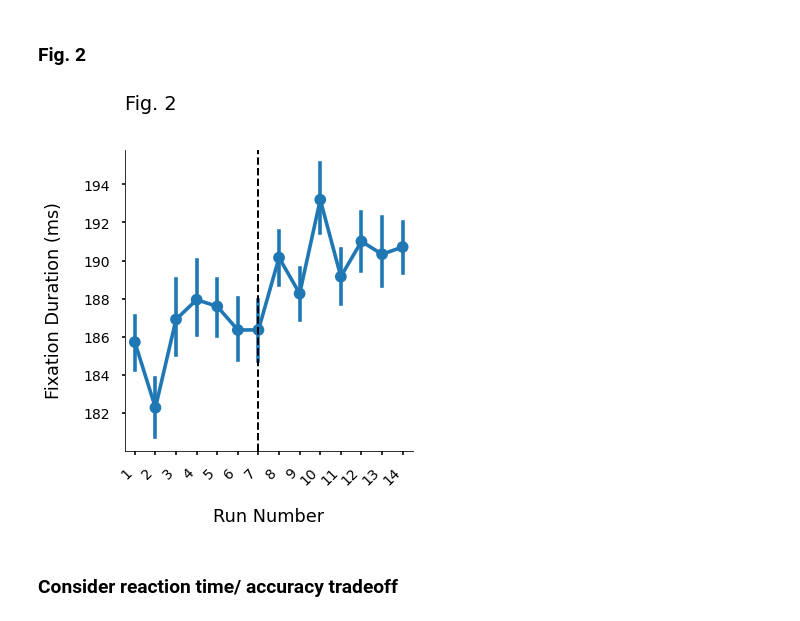
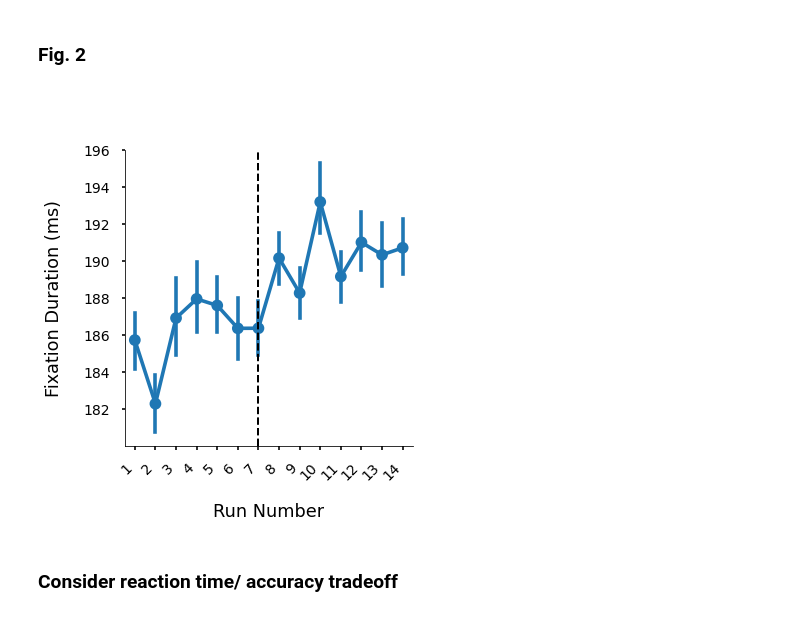
Before and after one commit to maedbhk/action_prediction, a Jupyter notebook: notebooks/1.0-mk-social_prediction-sl-poster.ipynb, the cells around one changed output. Cells and saved outputs as stored; diff of their text form; code cells hidden in the pictures.

```diff
--- a/notebooks/1.0-mk-social_prediction-sl-poster.ipynb
+++ b/notebooks/1.0-mk-social_prediction-sl-poster.ipynb
@@ -109,10 +111,10 @@ Plot of accuracy changes over time (by run number), broken down by condition_nam
 # %% [markdown]
 ### Fig. 2
 # %%
-#Check: Why is x-axis off by 1?
-fig2 =vis.plot_fixation_duration(df_merged, x='run_num', hue=None, x_title ="Run Number", fig_title = "Fig. 2", save_title = 'posterfig2.png')
+
+fig2 =vis.plot_fixation_duration(df_merged, x='run_num', hue=None, x_title ="Run Number", save_title = 'posterfig2.png')
 # %% [output]
-[figure, old version]
+[figure, new version]
 # %% [markdown]
 ### Consider reaction time/ accuracy tradeoff
 # %% [markdown]
```
Also changed, not shown: parts of 5 cells of this notebook, 8 other files.
